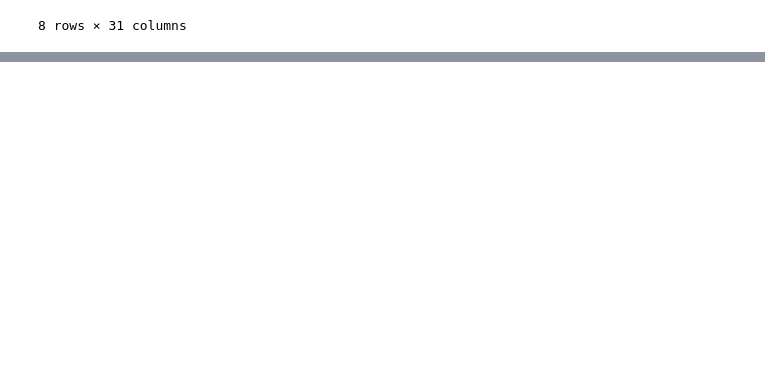
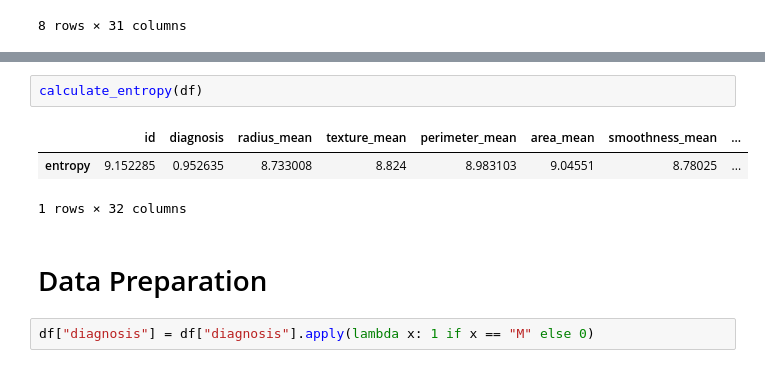
Before and after one commit to MaukanMir/Breast-Cancer-Classifier-Part-Two, a Jupyter notebook: training.ipynb, the cells around one changed output, grey strips where cells are left out. Saved outputs shown, nothing was run; the diff lists cells and outputs as text; blank space fills up the shorter version.

```diff
--- a/training.ipynb
+++ b/training.ipynb
@@ -185,0 +209,10 @@ df.describe()
+# %%
+calculate_entropy(df)
+# %% [output]
+|  | id | diagnosis | radius_mean | texture_mean | perimeter_mean | area_mean | smoothness_mean | ... |
+| entropy | 9.152285 | 0.952635 | 8.733008 | 8.824 | 8.983103 | 9.04551 | 8.78025 | ... |
+1 rows × 32 columns
+# %% [markdown]
+# Data Preparation
+# %%
+df["diagnosis"] = df["diagnosis"].apply(lambda x: 1 if x == "M" else 0)
```
Also changed, not shown: parts of 3 cells of this notebook.
